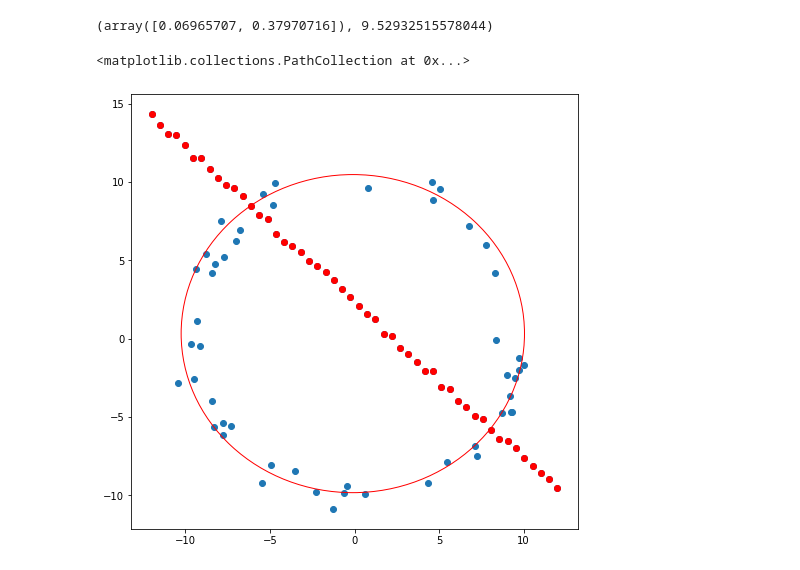
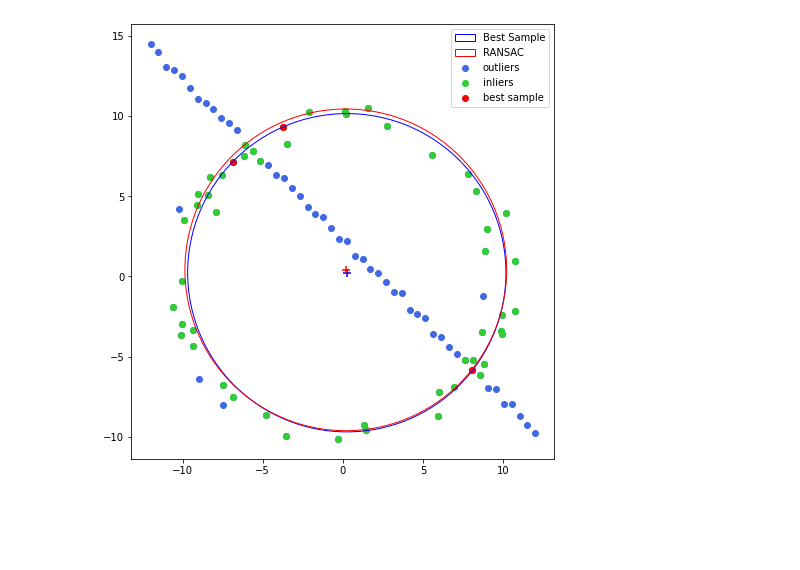
Before and after one commit to rajapaksha-rmpap/EN2550-Assignment-2-190484T, a Jupyter notebook: notebook.ipynb, the cells around one changed output. Cells and saved outputs as stored; diff of their text form; code cells hidden in the pictures; blank space fills up the shorter version.

```diff
--- a/notebook.ipynb
+++ b/notebook.ipynb
@@ -77,26 +117,30 @@ x = np.linspace(-12, 12, half_n)
 y = m*x + b + s*np.random.rand(half_n)
 X_line = np.hstack((x.reshape(half_n, 1), y.reshape(half_n, 1)))
 X = np.vstack((X_circ, X_line))
+# %%
+def plotting(param):
+    sample = np.array([X[i] for i in (i1, i2, i3)])
+    bestEstimation = plt.Circle((xO, yO), r, color='b', fill = False, label = "Best Sample") # best sample estimation
+    bestFitCircle  = plt.Circle((xc, yc), R, color='r', fill = False, label = "RANSAC")      # best-fit circle (RANSAC)
+
+    fig, ax = plt.subplots(figsize = (8, 8))
+    ax.set_aspect('equal')
+    ax.add_patch(bestEstimation); ax.add_patch(bestFitCircle)    # plotting the circles
+    ax.scatter(X[:, 0], X[:, 1], c = 'royalblue', marker = 'o', label = "outliers")            # plotting the point distributions
+    ax.scatter(inliers[:, 0], inliers[:, 1], c = 'limegreen', marker = 'o', label = "inliers") # plotting the inliers
+    ax.scatter(sample[:, 0], sample[:, 1], c = 'r', marker = 'o', label = "best sample")       # plotting the sample points
+    ax.scatter(xO, yO, c = 'b', s = 50, marker = '+')       # center of Best Sample
+    ax.scatter(xc, yc, c = 'r', s = 50, marker = '+')       # center of RANSAC
+    plt.legend()
 # %%
-# ---------- tuning the parameters ---------
+# ------------------------- tuning the parameters ---------------------------
 N = 35      # number of estimations
 t = 1.225   # common threshold
 d = 47      # minimum inlier count
 
-# finding the best fitting circle
-print(RANSACcircle(X, N, t, d))
-(center, radius) = RANSACcircle(X, N, t, d)
-xo, yo = center
+# -------------------- finding the best fitting circle ----------------------
+(xO, yO, r, i1, i2, i3, xc, yc, R, Error), inliers = RANSACcircle(X, N, t, d)
+# ------------------------- plotting the results ----------------------------
+plotting(1)
 # %% [output]
-(array([0.06965707, 0.37970716]), 9.52932515578044)
+[figure, added]
-# %%
-# plotting the results
-bestFitCircle = plt.Circle(center, radius, color='r', fill = False)
-
-fig, ax = plt.subplots(figsize = (8, 8))
-ax.add_patch(bestFitCircle)
-ax.scatter(X[:, 0], X[:, 1], marker = 'o')
-ax.scatter(X_line[:, 0], X_line[:, 1], c = 'r', marker = 'o')
-# %% [output]
-<matplotlib.collections.PathCollection at 0x...>
-[figure, removed]
```
Also changed, not shown: parts of 8 cells of this notebook, 6 other files.
